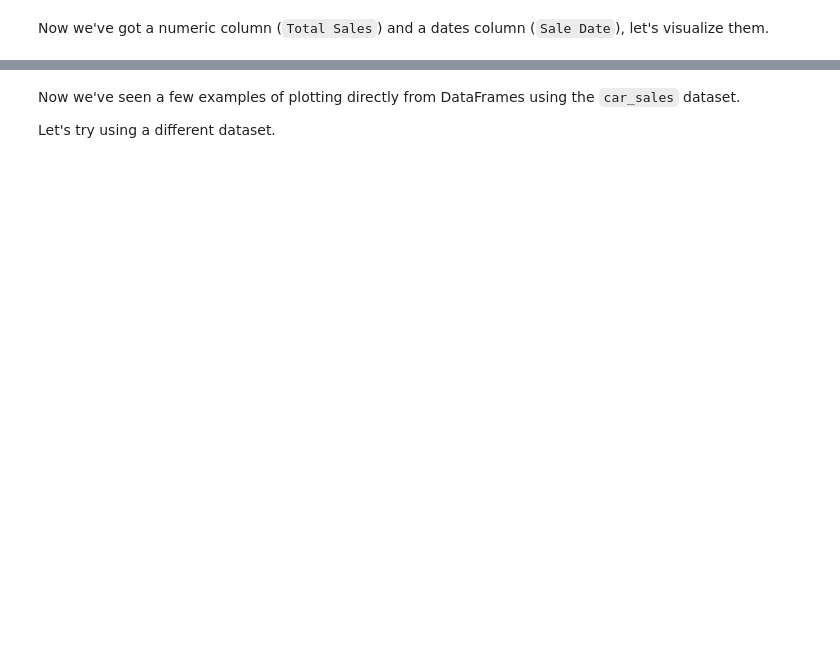
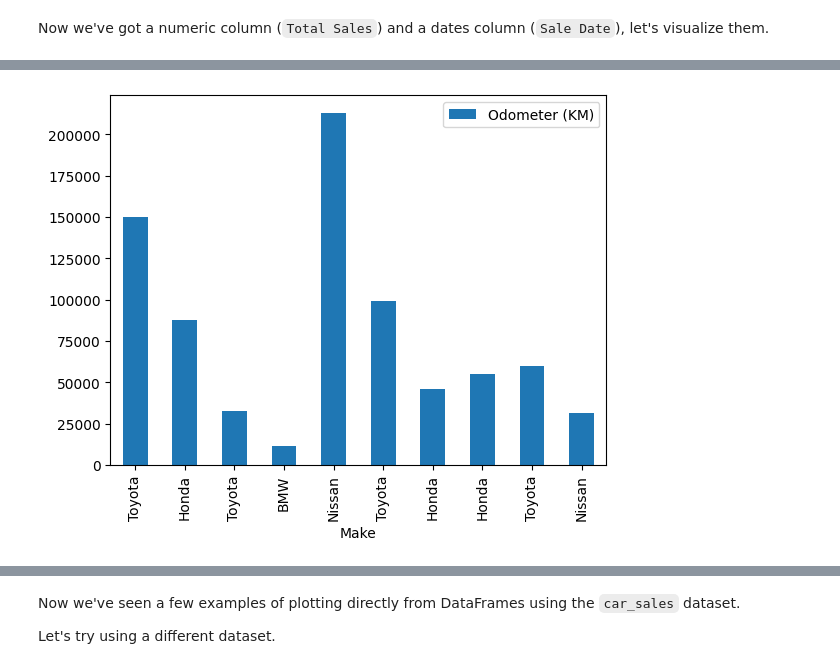
Before and after one commit to vivekkumar2909/Data-Science-and-Machine-Learning, a Jupyter notebook: matplotlib-exercises.ipynb, the cells around one changed output, grey strips where cells are left out. Saved outputs shown, nothing was run; the diff lists cells and outputs as text; code cells hidden in the pictures; blank space fills up the shorter version.

```diff
--- a/matplotlib-exercises.ipynb
+++ b/matplotlib-exercises.ipynb
@@ -362,4 +417,8 @@ Now we've got a numeric column (`Total Sales`) and a dates column (`Sale Date`),
 # %%
 # Create a bar graph of the 'Make' and 'Odometer (KM)' columns in the car_sales DataFrame
+car_sales.plot('Make','Odometer (KM)',kind='bar')
+plt.show()
+# %% [output]
+[figure, added]
 # %%
 # Create a histogram of the 'Odometer (KM)' column
```
Also changed, not shown: parts of 23 cells of this notebook, 1 other file.
